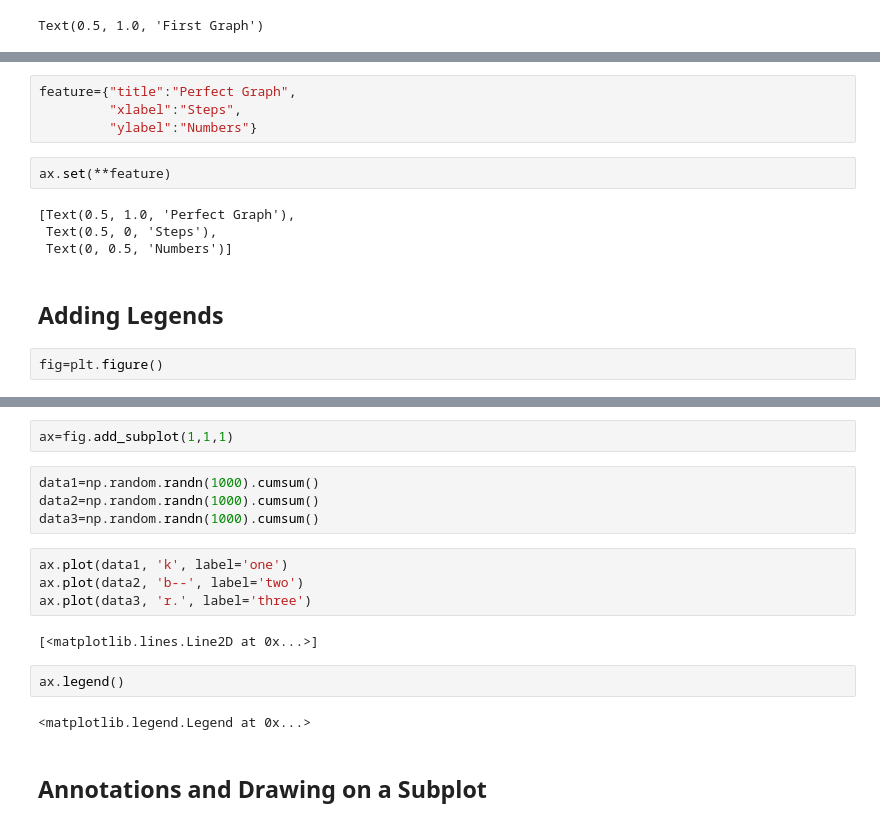
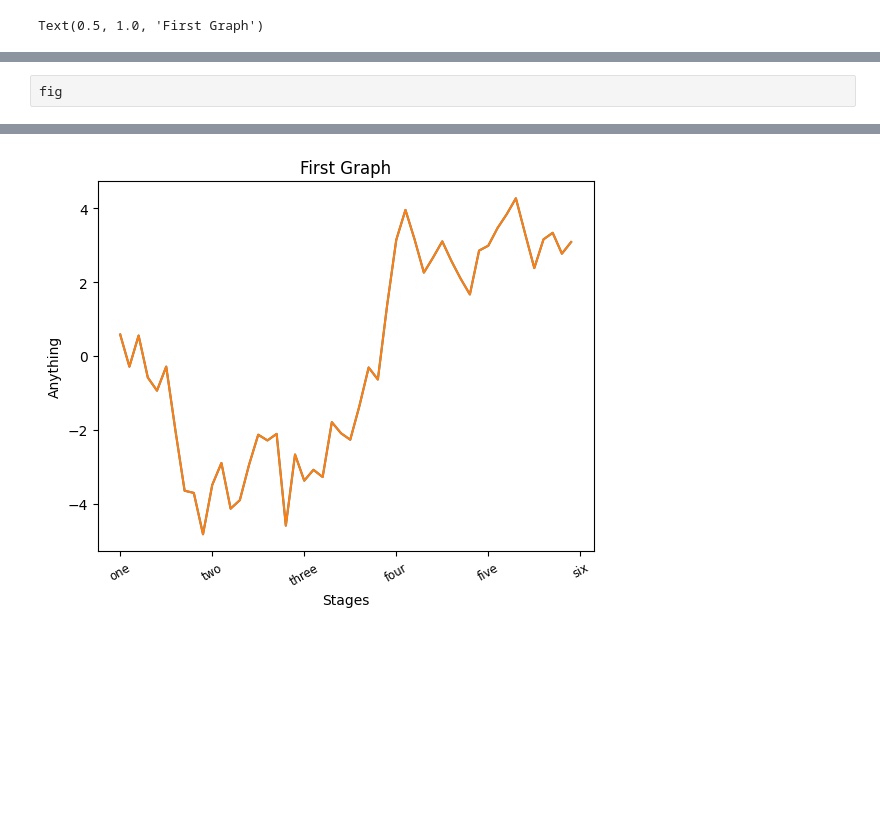
Before and after one commit to Xiaoxiao-teacher/Data-Visualization-with-Python, a Jupyter notebook: 02-Matplotlib Tutorial for Beginners.ipynb, the cells around one changed output, grey strips where cells are left out. Drawn from its saved outputs; the diff is of its cells as text; blank space fills up the shorter version.

```diff
--- a/02-Matplotlib Tutorial for Beginners.ipynb
+++ b/02-Matplotlib Tutorial for Beginners.ipynb
@@ -115,15 +89,3 @@ Text(0, 0.5, 'Anything')
-# %%
-feature={"title":"Perfect Graph",
-         "xlabel":"Steps",
-         "ylabel":"Numbers"}
-# %%
-ax.set(**feature)
-# %% [output]
-[Text(0.5, 1.0, 'Perfect Graph'),
- Text(0.5, 0, 'Steps'),
- Text(0, 0.5, 'Numbers')]
-# %% [markdown]
-## Adding Legends
 # %%
-fig=plt.figure()
+fig
 # %% [output]
@@ -132,18 +92 @@ fig=plt.figure()
+[figure, added]
-# %%
-ax=fig.add_subplot(1,1,1)
-# %%
-data1=np.random.randn(1000).cumsum()
-data2=np.random.randn(1000).cumsum()
-data3=np.random.randn(1000).cumsum()
-# %%
-ax.plot(data1, 'k', label='one')
-ax.plot(data2, 'b--', label='two')
-ax.plot(data3, 'r.', label='three')
-# %% [output]
-[<matplotlib.lines.Line2D at 0x...>]
-# %%
-ax.legend()
-# %% [output]
-<matplotlib.legend.Legend at 0x...>
-# %% [markdown]
-## Annotations and Drawing on a Subplot
```
Also changed, not shown: parts of 43 cells of this notebook.
